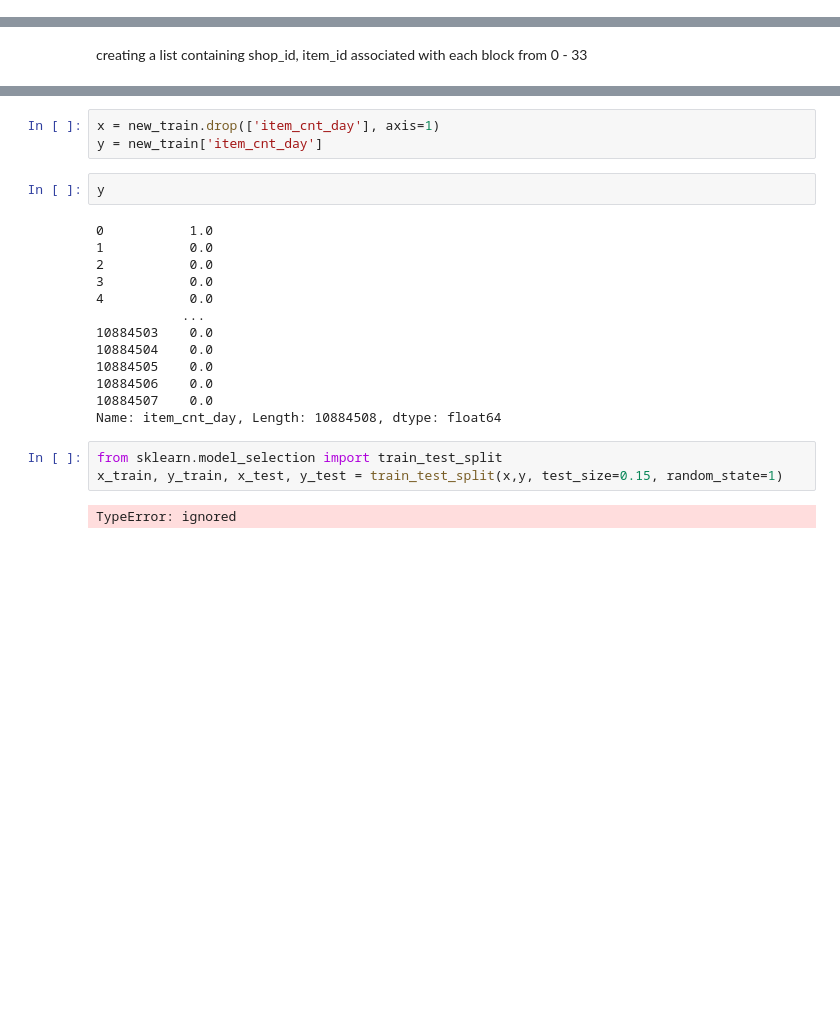
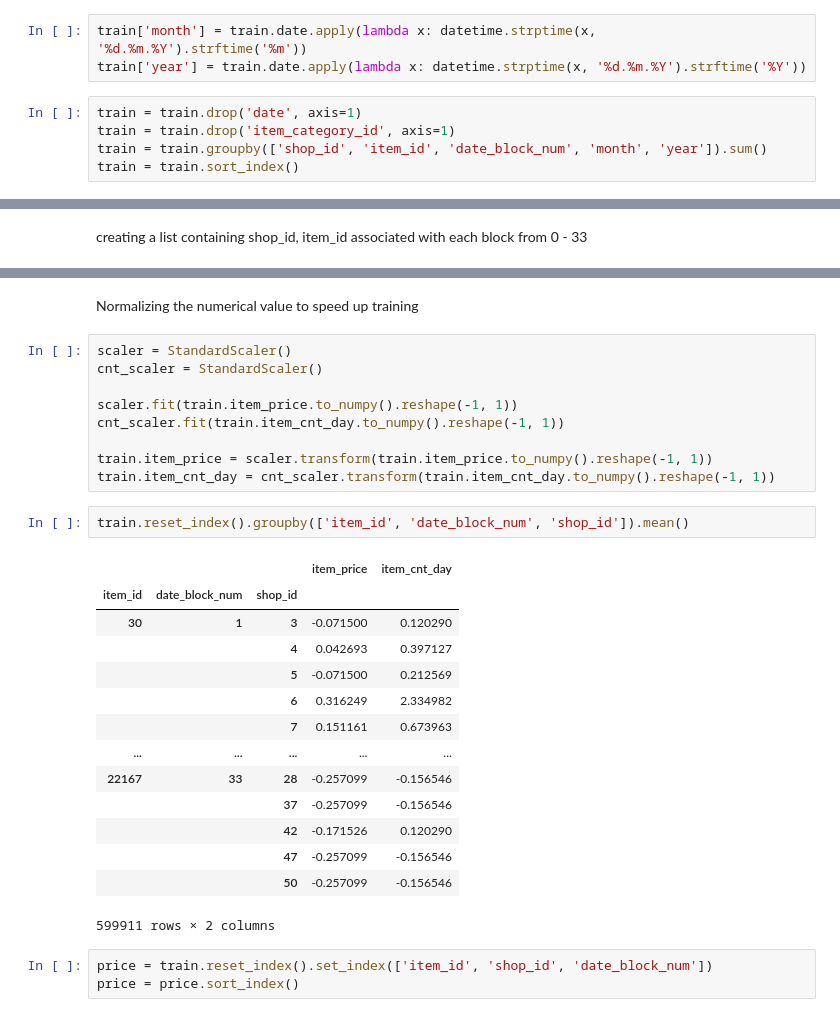
Before and after one commit to starkworld/Future-Sales-Prediction, a Jupyter notebook: Future_Sales_Prediction.ipynb, the cells around one changed output, grey strips where cells are left out. Drawn from its saved outputs; the diff is of its cells as text; blank space fills up the shorter version.

```diff
--- a/Future_Sales_Prediction.ipynb
+++ b/Future_Sales_Prediction.ipynb
@@ -96,2 +106,10 @@ sns.heatmap(corr,
 # %% [markdown]
 Above heatmap indicates that dark coloured boxes represent positively correlated lighter boxes represent negitively correlated
+# %%
+train['month'] = train.date.apply(lambda x: datetime.strptime(x, '%d.%m.%Y').strftime('%m'))
+train['year'] = train.date.apply(lambda x: datetime.strptime(x, '%d.%m.%Y').strftime('%Y'))
+# %%
+train = train.drop('date', axis=1)
+train = train.drop('item_category_id', axis=1)
+train = train.groupby(['shop_id', 'item_id', 'date_block_num', 'month', 'year']).sum()
+train = train.sort_index()
@@ -262,23 +125,31 @@ test.head()
-# %%
-x = new_train.drop(['item_cnt_day'], axis=1)
-y = new_train['item_cnt_day']
-# %%
-y
-# %% [output]
-0           1.0
-1           0.0
-2           0.0
-3           0.0
-4           0.0
-           ...
-10884503    0.0
-10884504    0.0
-10884505    0.0
-10884506    0.0
-10884507    0.0
-Name: item_cnt_day, Length: 10884508, dtype: float64
-# %%
-from sklearn.model_selection import train_test_split
-x_train, y_train, x_test, y_test = train_test_split(x,y, test_size=0.15, random_state=1)
-# %% [output]
-TypeError: ignored
+# %% [markdown]
+Normalizing the numerical value to speed up training
+# %%
+scaler = StandardScaler()
+cnt_scaler = StandardScaler()
+
+scaler.fit(train.item_price.to_numpy().reshape(-1, 1))
+cnt_scaler.fit(train.item_cnt_day.to_numpy().reshape(-1, 1))
+
+train.item_price = scaler.transform(train.item_price.to_numpy().reshape(-1, 1))
+train.item_cnt_day = cnt_scaler.transform(train.item_cnt_day.to_numpy().reshape(-1, 1))
+# %%
+train.reset_index().groupby(['item_id', 'date_block_num', 'shop_id']).mean()
+# %% [output]
+|  |  |  | item_price | item_cnt_day |
+| item_id | date_block_num | shop_id |  |  |
+| 30 | 1 | 3 | -0.071500 | 0.120290 |
+|  |  | 4 | 0.042693 | 0.397127 |
+|  |  | 5 | -0.071500 | 0.212569 |
+|  |  | 6 | 0.316249 | 2.334982 |
+|  |  | 7 | 0.151161 | 0.673963 |
+| ... | ... | ... | ... | ... |
+| 22167 | 33 | 28 | -0.257099 | -0.156546 |
+|  |  | 37 | -0.257099 | -0.156546 |
+|  |  | 42 | -0.171526 | 0.120290 |
+|  |  | 47 | -0.257099 | -0.156546 |
+|  |  | 50 | -0.257099 | -0.156546 |
+599911 rows × 2 columns
+# %%
+price = train.reset_index().set_index(['item_id', 'shop_id', 'date_block_num'])
+price = price.sort_index()
```
Also changed, not shown: parts of 42 cells of this notebook.
